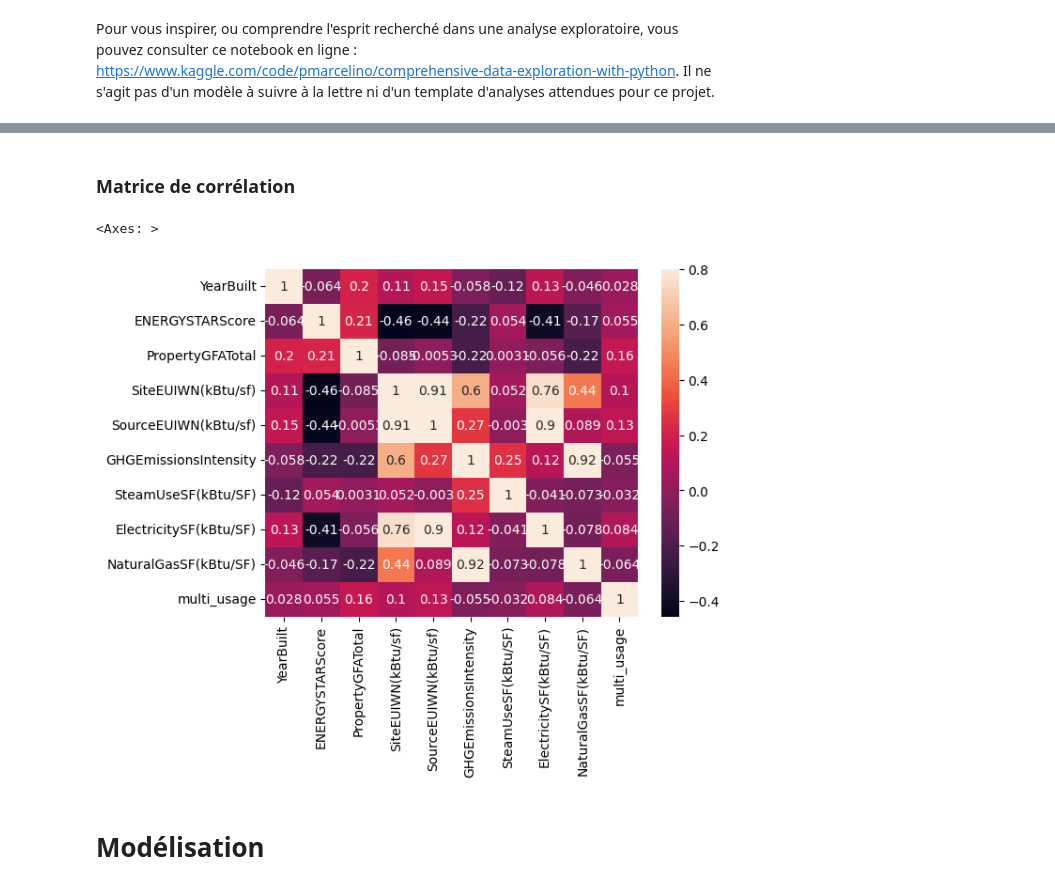
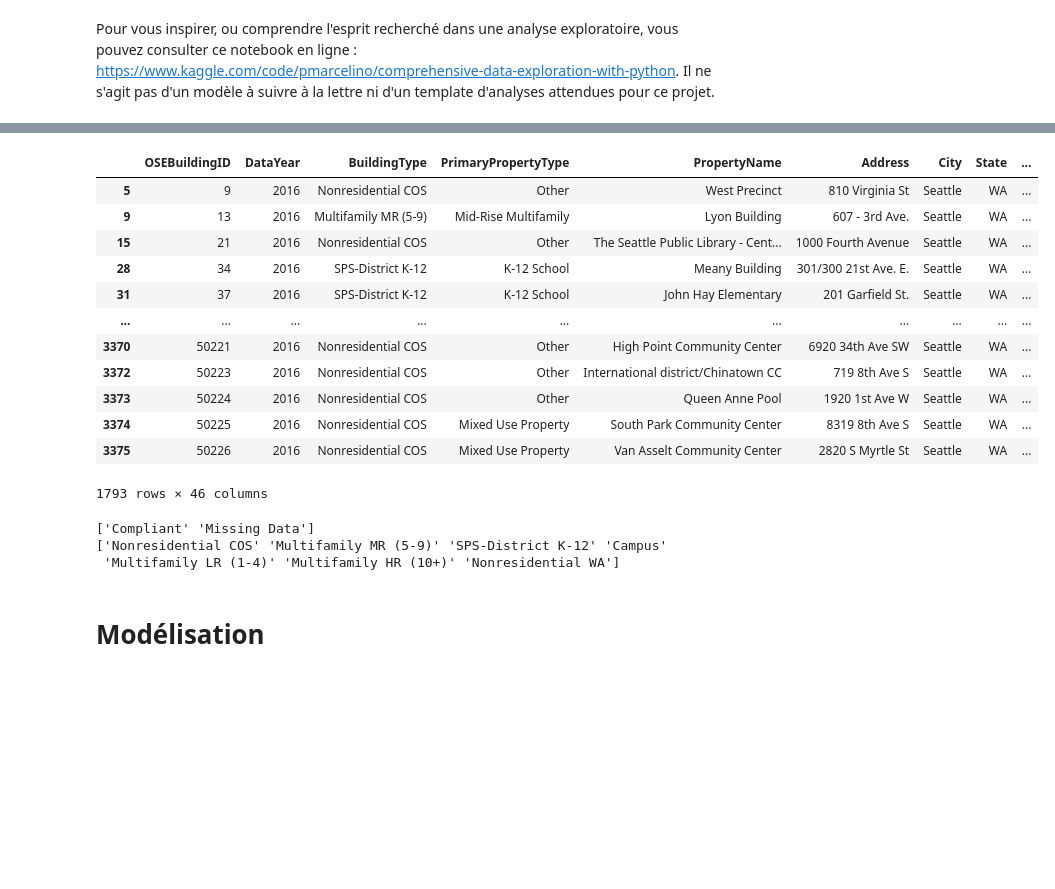
Before and after one commit to RandomFab/SEATLE, a Jupyter notebook: P3_template_modelistation_supervisee_data_scientist.ipynb, the cells around one changed output, grey strips where cells are left out. Drawn from its saved outputs; the diff is of its cells as text; code cells hidden in the pictures; blank space fills up the shorter version.

```diff
--- a/P3_template_modelistation_supervisee_data_scientist.ipynb
+++ b/P3_template_modelistation_supervisee_data_scientist.ipynb
@@ -15,6 +13,5 @@ building_consumption = pd.read_csv("./2016_Building_Energy_Benchmarking.csv")
 # %%
 # On regarde comment un batiment est défini dans ce jeu de données
-pd.set_option('display.max_columns', None)
 building_consumption.head()
 # %% [output]
 |  | OSEBuildingID | DataYear | BuildingType | PrimaryPropertyType | PropertyName | Address | City | State | ... |
@@ -418,11 +62,31 @@ non_residential_building_consumption.head()
-# %% [markdown]
-### Matrice de corrélation
-# %%
-corrmat = non_residential_building_consumption.corr()
-sns.heatmap(corrmat,vmax=0.8, annot=True)
-# %% [output]
-<Axes: >
-[figure, removed]
+# %%
+building_type_mask = (building_consumption['BuildingType']!='NonResidential')
+compliance_mask =(building_consumption['ComplianceStatus'].isin(['Compliant','Missing Data']))
+
+NR_building_consumption = building_consumption.loc[building_type_mask]
+NR_building_consumption = NR_building_consumption[compliance_mask]
+NR_building_consumption
+# %% [output]
+|  | OSEBuildingID | DataYear | BuildingType | PrimaryPropertyType | PropertyName | Address | City | State | ... |
+| 5 | 9 | 2016 | Nonresidential COS | Other | West Precinct | 810 Virginia St | Seattle | WA | ... |
+| 9 | 13 | 2016 | Multifamily MR (5-9) | Mid-Rise Multifamily | Lyon Building | 607 - 3rd Ave. | Seattle | WA | ... |
+| 15 | 21 | 2016 | Nonresidential COS | Other | The Seattle Public Library - Cent... | 1000 Fourth Avenue | Seattle | WA | ... |
+| 28 | 34 | 2016 | SPS-District K-12 | K-12 School | Meany Building | 301/300 21st Ave. E. | Seattle | WA | ... |
+| 31 | 37 | 2016 | SPS-District K-12 | K-12 School | John Hay Elementary | 201 Garfield St. | Seattle | WA | ... |
+| ... | ... | ... | ... | ... | ... | ... | ... | ... | ... |
+| 3370 | 50221 | 2016 | Nonresidential COS | Other | High Point Community Center | 6920 34th Ave SW | Seattle | WA | ... |
+| 3372 | 50223 | 2016 | Nonresidential COS | Other | International district/Chinatown CC | 719 8th Ave S | Seattle | WA | ... |
+| 3373 | 50224 | 2016 | Nonresidential COS | Other | Queen Anne Pool | 1920 1st Ave W | Seattle | WA | ... |
+| 3374 | 50225 | 2016 | Nonresidential COS | Mixed Use Property | South Park Community Center | 8319 8th Ave S | Seattle | WA | ... |
+| 3375 | 50226 | 2016 | Nonresidential COS | Mixed Use Property | Van Asselt Community Center | 2820 S Myrtle St | Seattle | WA | ... |
+1793 rows × 46 columns
+# %%
+print(NR_building_consumption['ComplianceStatus'].unique())
+print(NR_building_consumption['BuildingType'].unique())
+# %% [output]
+['Compliant' 'Missing Data']
+['Nonresidential COS' 'Multifamily MR (5-9)' 'SPS-District K-12' 'Campus'
+ 'Multifamily LR (1-4)' 'Multifamily HR (10+)' 'Nonresidential WA']
 # %% [markdown]
 # Modélisation
 # %% [markdown]
```
Also changed, not shown: parts of 46 cells of this notebook.
